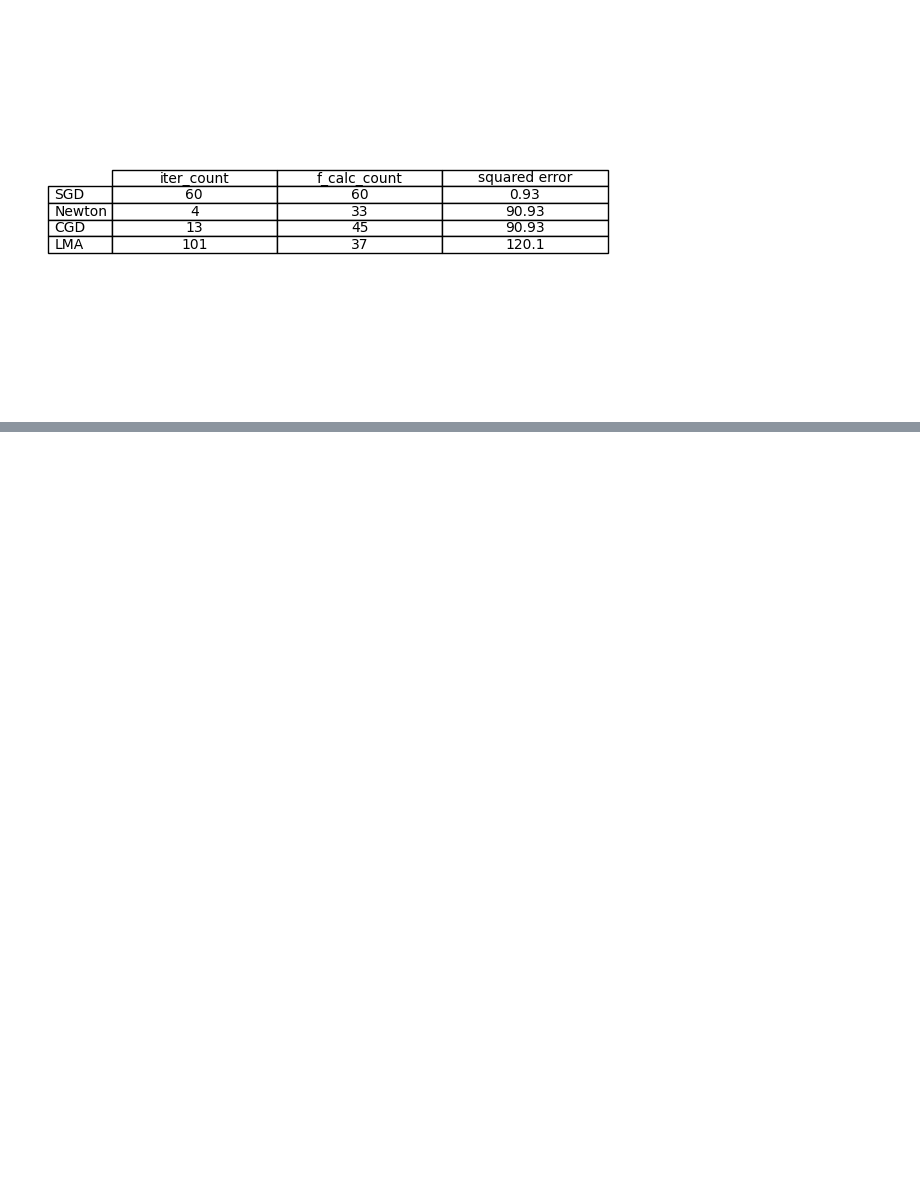
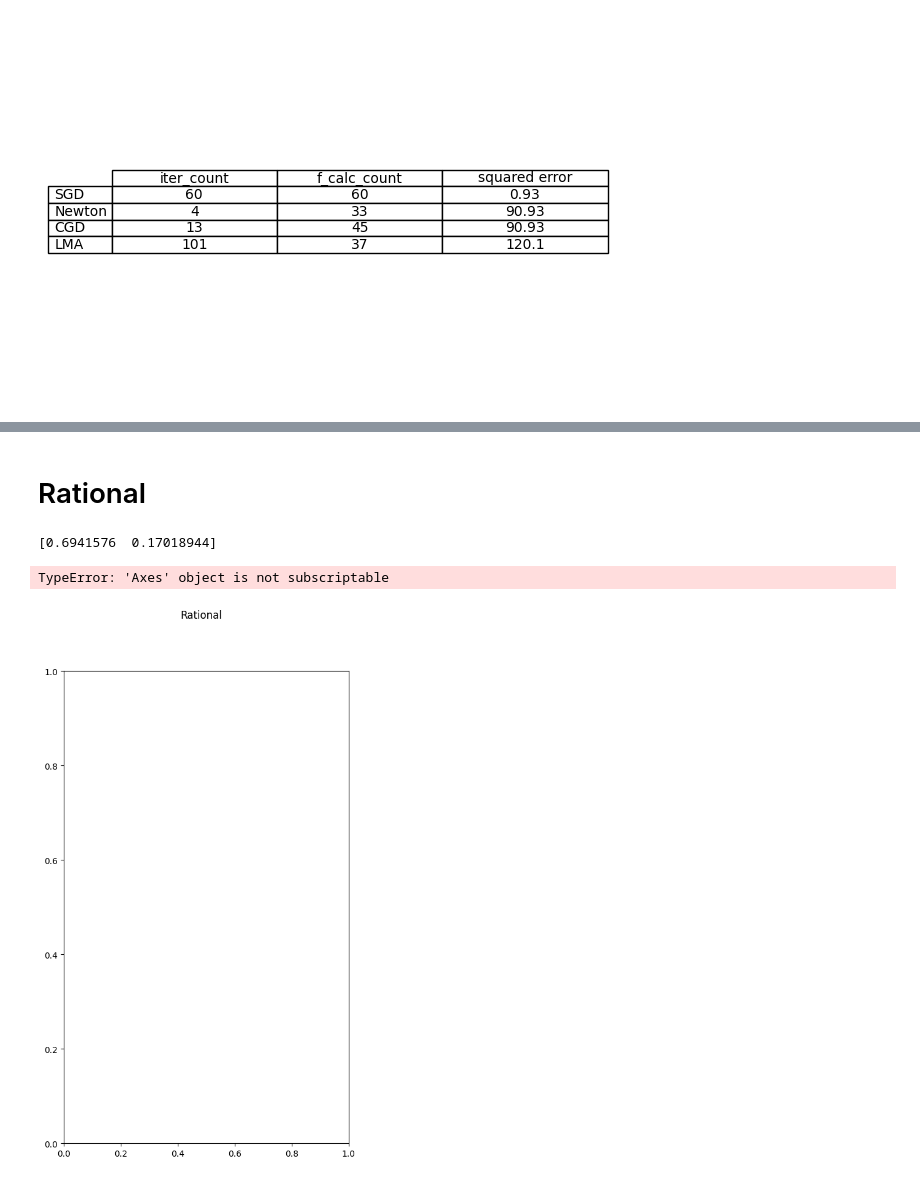
Before and after one commit to RuslanKozlyak/Labs_ITMO, a Jupyter notebook: AandD/Lr3.ipynb, the cells around one changed output, grey strips where cells are left out. Cells and saved outputs as stored; diff of their text form; code cells hidden in the pictures; blank space fills up the shorter version.

```diff
--- a/AandD/Lr3.ipynb
+++ b/AandD/Lr3.ipynb
@@ -496,0 +513,18 @@ make_table_2d([SGD_result_rational, conjugate_result_rational, newton_result_rat
+# %% [markdown]
+# Rational
+# %%
+methods_and_coafs_rational = {
+    'Exhaustive search': brute_force_coafs_rational,
+    'Gauss': coord_descent_coefs_rational,
+    'Nelder-Mead': nelder_mead_rational['x'],
+    'SGD': [w_rational, b_rational],
+    'Newton': newton_rational['x'],
+    'CGD': conjugate_rational['x'],
+    'LMA': lma_rational['x'],
+}
+
+plot_aprox_result(x, y, methods_and_coafs_rational, rational, 'Rational', plot_full_only=True)
+# %% [output]
+[0.6941576  0.17018944]
+TypeError: 'Axes' object is not subscriptable
+[figure, added]
```
Also changed, not shown: parts of 11 cells of this notebook.
